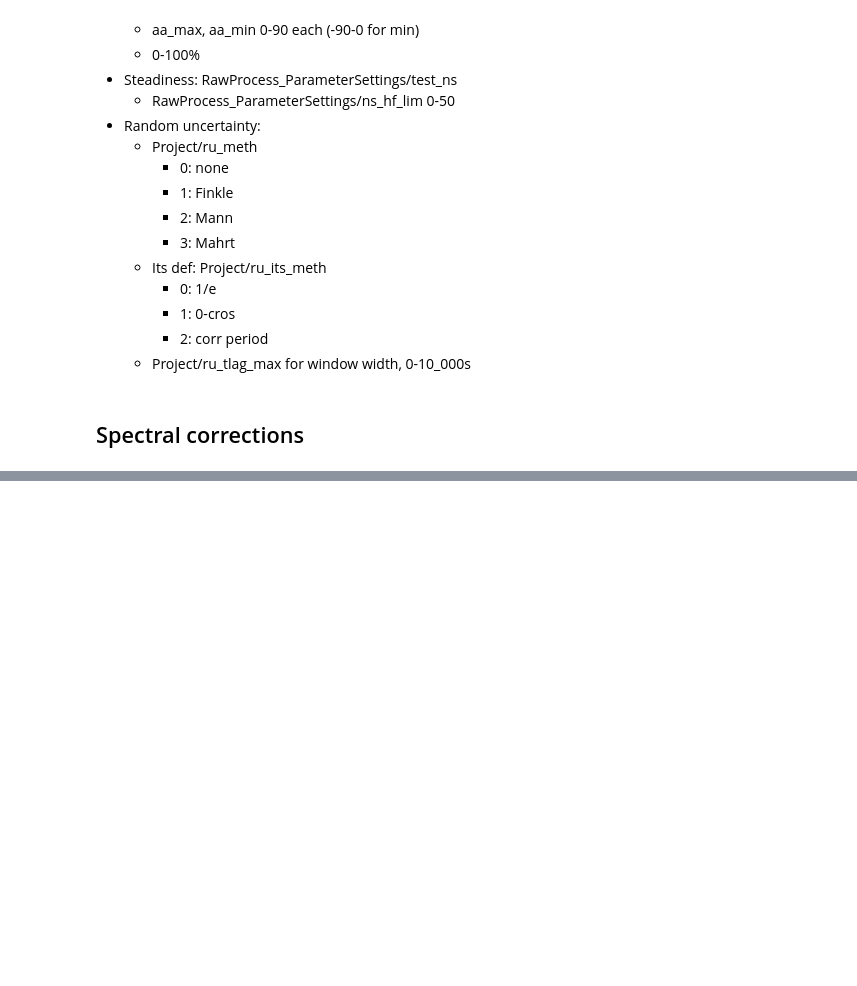
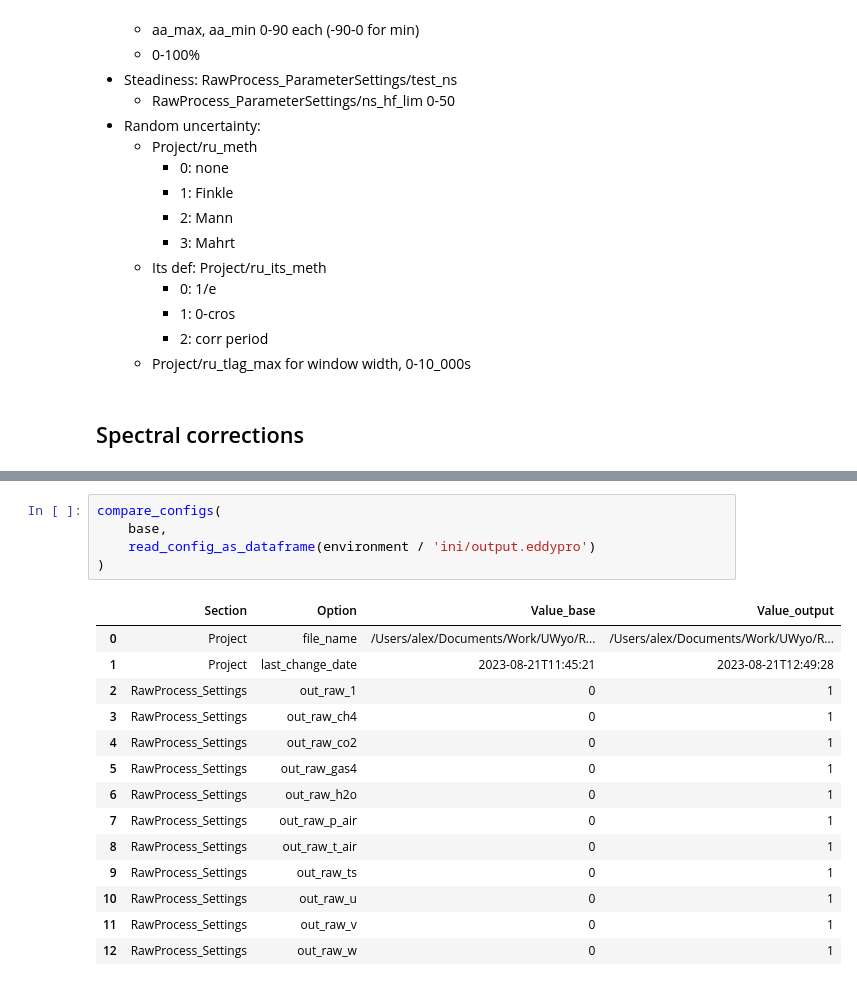
Before and after one commit to EwersLabUWyo/EddyProConfigEditor, a Jupyter notebook: investigate_eddypro_settings.ipynb, the cells around one changed output, grey strips where cells are left out. Cells and saved outputs as stored; diff of their text form; blank space fills up the shorter version.

```diff
--- a/investigate_eddypro_settings.ipynb
+++ b/investigate_eddypro_settings.ipynb
@@ -390,0 +429,20 @@ compare_configs(
+# %%
+compare_configs(
+    base,
+    read_config_as_dataframe(environment / 'ini/output.eddypro')
+)
+# %% [output]
+|  | Section | Option | Value_base | Value_output |
+| 0 | Project | file_name | /Users/alex/Documents/Work/UWyo/R... | /Users/alex/Documents/Work/UWyo/R... |
+| 1 | Project | last_change_date | 2023-08-21T11:45:21 | 2023-08-21T12:49:28 |
+| 2 | RawProcess_Settings | out_raw_1 | 0 | 1 |
+| 3 | RawProcess_Settings | out_raw_ch4 | 0 | 1 |
+| 4 | RawProcess_Settings | out_raw_co2 | 0 | 1 |
+| 5 | RawProcess_Settings | out_raw_gas4 | 0 | 1 |
+| 6 | RawProcess_Settings | out_raw_h2o | 0 | 1 |
+| 7 | RawProcess_Settings | out_raw_p_air | 0 | 1 |
+| 8 | RawProcess_Settings | out_raw_t_air | 0 | 1 |
+| 9 | RawProcess_Settings | out_raw_ts | 0 | 1 |
+| 10 | RawProcess_Settings | out_raw_u | 0 | 1 |
+| 11 | RawProcess_Settings | out_raw_v | 0 | 1 |
+| 12 | RawProcess_Settings | out_raw_w | 0 | 1 |
```
Also changed, not shown: parts of 7 cells of this notebook, 6 other files.
